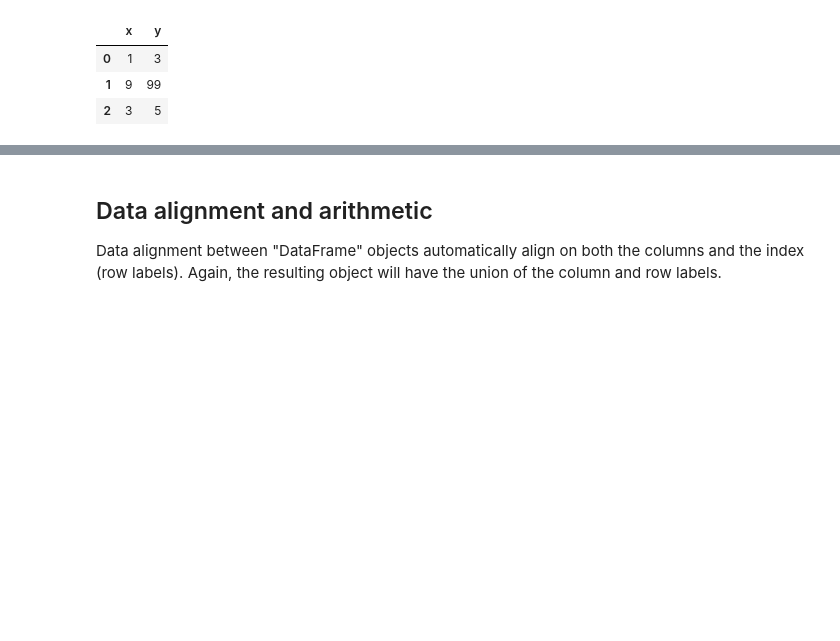
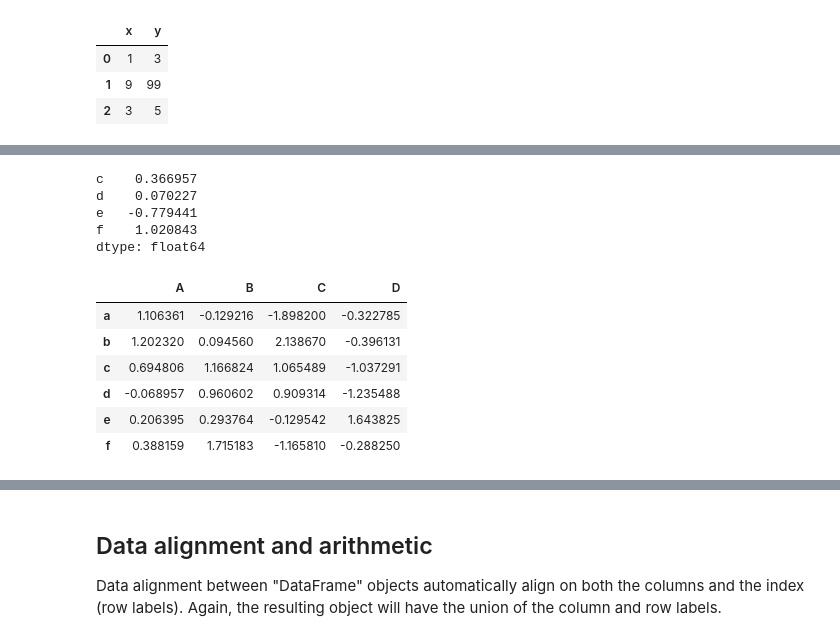
Before and after one commit to SiddheshDaphane/Data-Analysis-in-Python, a Jupyter notebook: Everything-about-Numpy-and-Pandas/Basic_to_advance_pandas.ipynb, the cells around one changed output, grey strips where cells are left out. Cells and saved outputs as stored; diff of their text form; code cells hidden in the pictures; blank space fills up the shorter version.

```diff
--- a/Everything-about-Numpy-and-Pandas/Basic_to_advance_pandas.ipynb
+++ b/Everything-about-Numpy-and-Pandas/Basic_to_advance_pandas.ipynb
@@ -775,0 +867,21 @@ x
+# %%
+s1.loc['c':]
+# %% [output]
+c    0.366957
+d    0.070227
+e   -0.779441
+f    1.020843
+dtype: float64
+# %%
+df1 = pd.DataFrame(np.random.randn(6,4),
+                   index=list('abcdef'),
+                   columns=list('ABCD'))
+df1
+# %% [output]
+|  | A | B | C | D |
+| a | 1.106361 | -0.129216 | -1.898200 | -0.322785 |
+| b | 1.202320 | 0.094560 | 2.138670 | -0.396131 |
+| c | 0.694806 | 1.166824 | 1.065489 | -1.037291 |
+| d | -0.068957 | 0.960602 | 0.909314 | -1.235488 |
+| e | 0.206395 | 0.293764 | -0.129542 | 1.643825 |
+| f | 0.388159 | 1.715183 | -1.165810 | -0.288250 |
```
Also changed, not shown: parts of 21 cells of this notebook.
